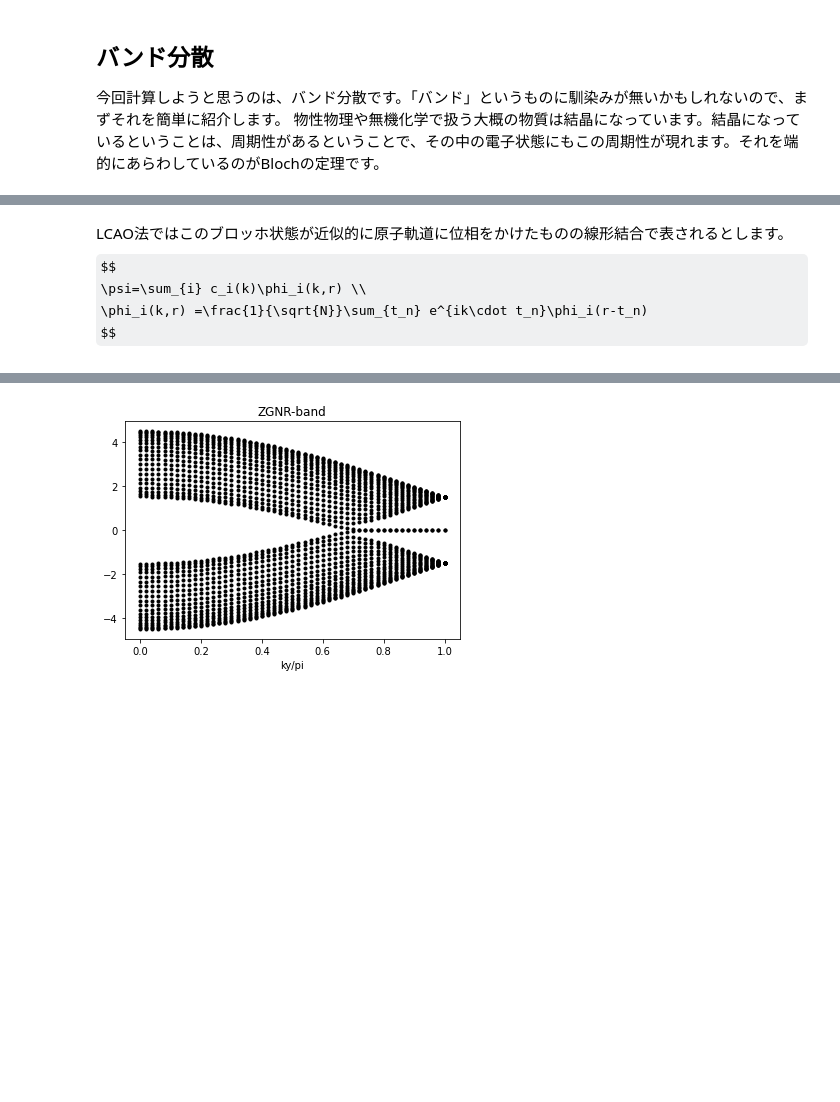
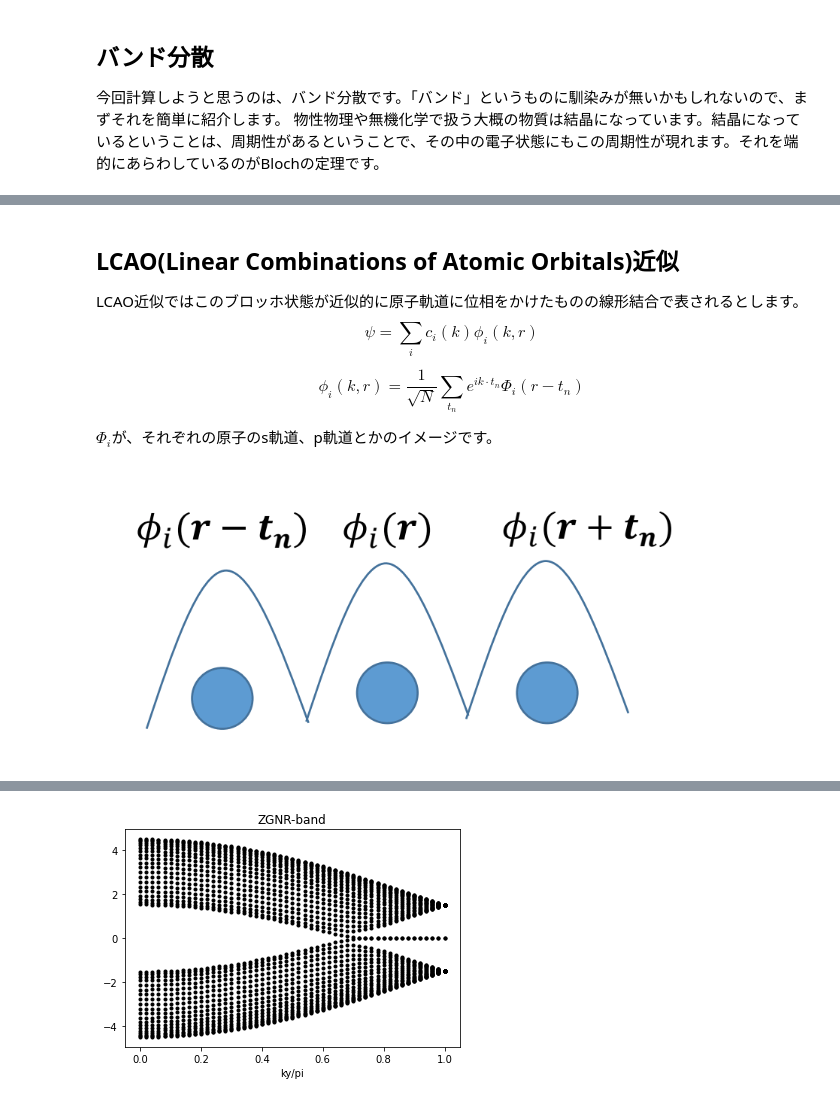
Before and after one commit to eminamitani/lecture-Minamitani, a Jupyter notebook: Graphene.ipynb, the cells around one changed output, grey strips where cells are left out. Cells and saved outputs as stored; diff of their text form; code cells hidden in the pictures; some formulas as TeX source; blank space fills up the shorter version.

```diff
--- a/Graphene.ipynb
+++ b/Graphene.ipynb
@@ -29,6 +52,17 @@ $$
 # %% [markdown]
-LCAO法ではこのブロッホ状態が近似的に原子軌道に位相をかけたものの線形結合で表されるとします。
+## LCAO(Linear Combinations of Atomic Orbitals)近似
+LCAO近似ではこのブロッホ状態が近似的に原子軌道に位相をかけたものの線形結合で表されるとします。
 $$
-\psi=\sum_{i} c_i(k)\phi_i(k,r) \\
-\phi_i(k,r) =\frac{1}{\sqrt{N}}\sum_{t_n} e^{ik\cdot t_n}\phi_i(r-t_n)
+\psi=\sum_{i} c_i(k)\phi_i(k,r)
 $$
+
+$$
+\phi_i(k,r) =\frac{1}{\sqrt{N}}\sum_{t_n} e^{ik\cdot t_n}\Phi_i(r-t_n)
+$$
+
+$\Phi_i$が、それぞれの原子のs軌道、p軌道とかのイメージです。
+# %%
+from IPython.display import Image
+Image("./img/LCAO-base.png")
+# %% [output]
+[figure, added]
```
Also changed, not shown: parts of 14 cells of this notebook, 4 other files.
